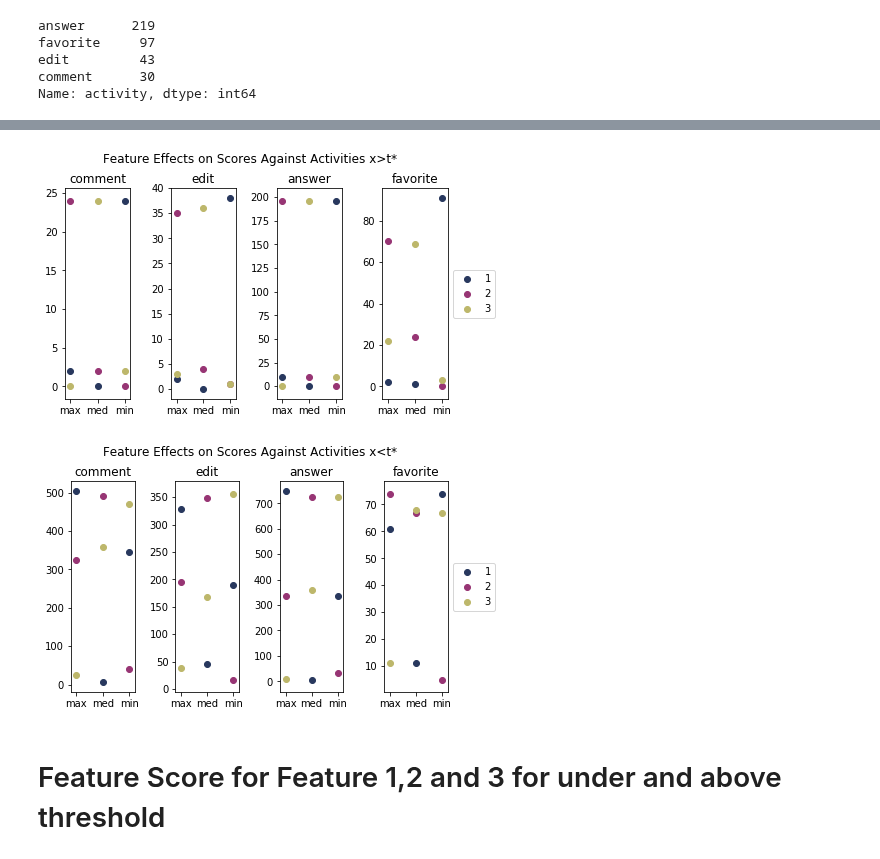
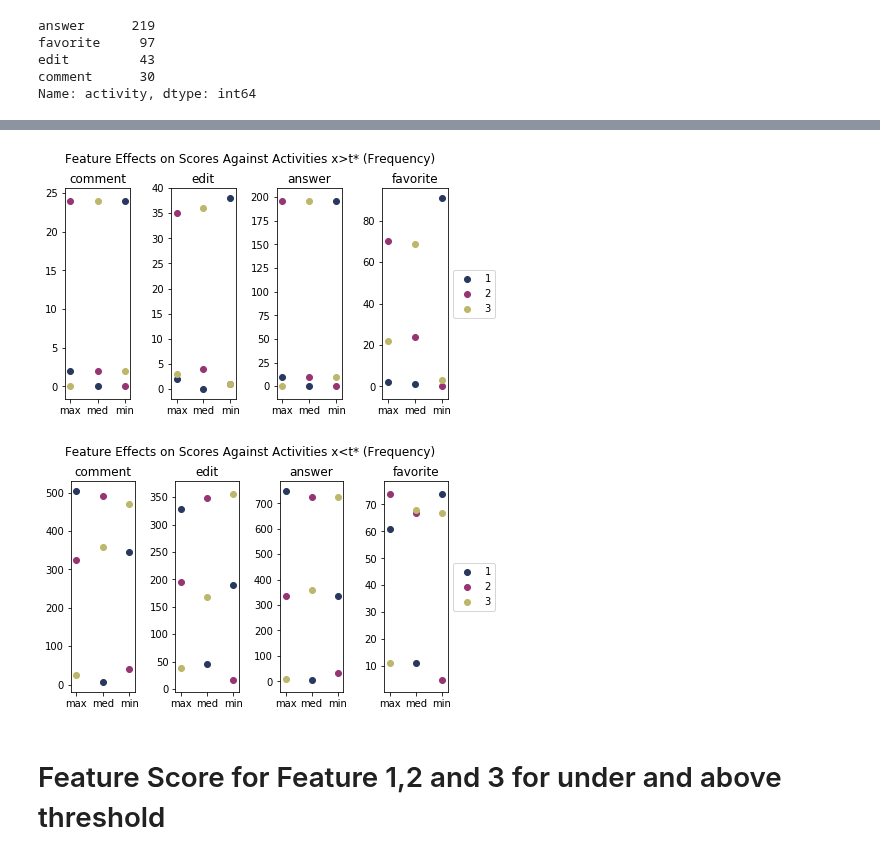
Before and after one commit to MaksimDan/160-Stackoverflow, a Jupyter notebook: source/residual_analysis/residual_analysis.ipynb, the cells around one changed output, grey strips where cells are left out. Drawn from its saved outputs; the diff is of its cells as text; code cells hidden in the pictures.

```diff
--- a/source/residual_analysis/residual_analysis.ipynb
+++ b/source/residual_analysis/residual_analysis.ipynb
@@ -231,11 +281,11 @@ def stacked_bar(data, suptitle):
 # %%
-stacked_bar(over_thres, "Feature Effects on Scores Against Activities x>t*")
+stacked_bar(over_thres, "Feature Effects on Scores Against Activities x>t* (Frequency)")
 # %% [output]
-[figure, old version]
+[figure, new version]
 # %%
-stacked_bar(under_thres, "Feature Effects on Scores Against Activities x<t*")
+stacked_bar(under_thres, "Feature Effects on Scores Against Activities x<t* (Frequency)")
 # %% [output]
-[figure, old version]
+[figure, new version]
 # %% [markdown]
 # Feature Score for Feature 1,2 and 3 for under and above threshold
 # %%
```
Also changed, not shown: parts of 7 cells of this notebook.
